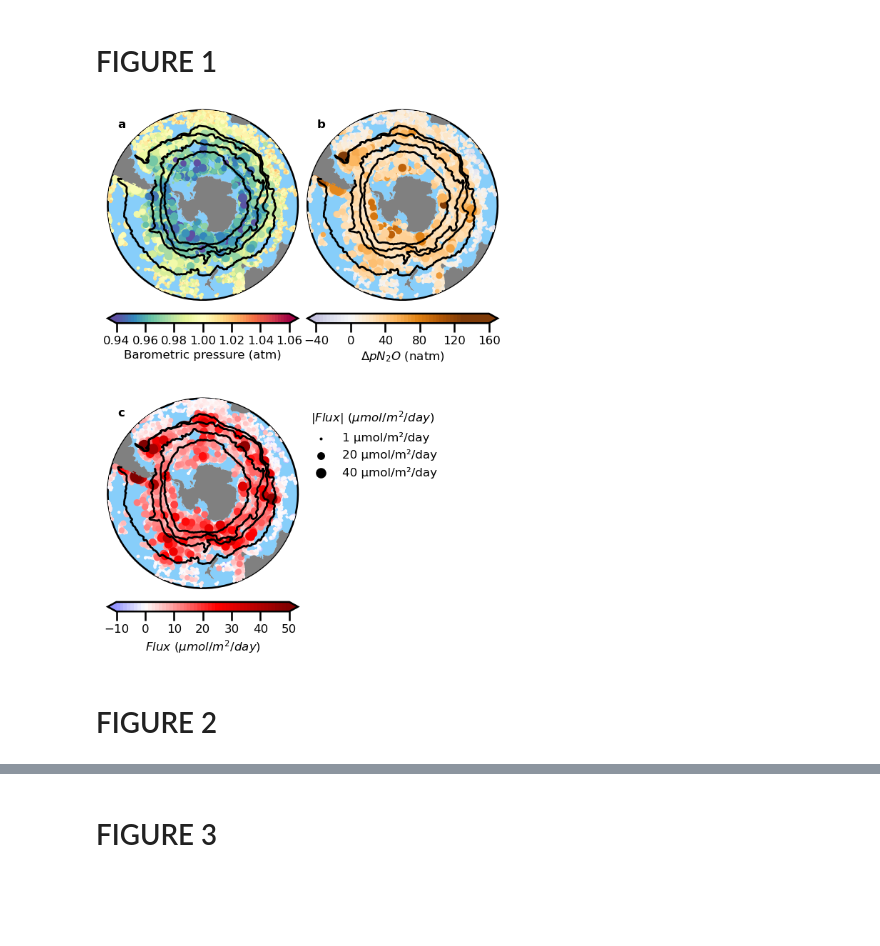
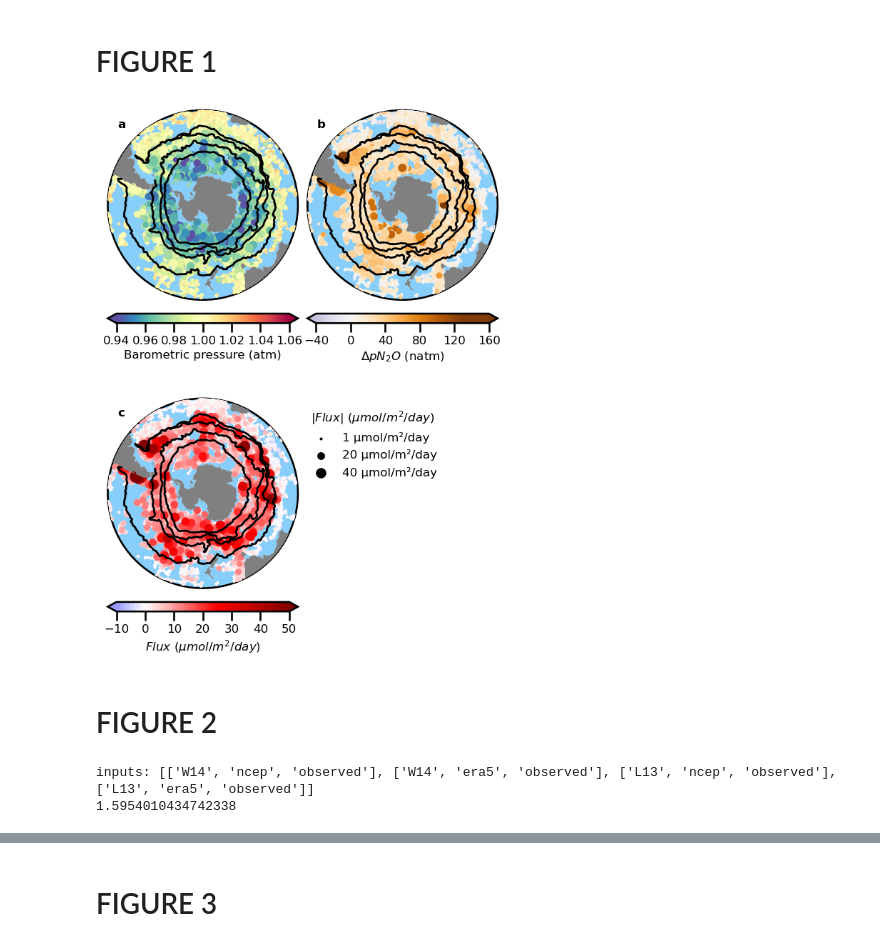
Before and after one commit to ckelly314/ml-argo-n2o, a Jupyter notebook: main_text_figures.ipynb, the cells around one changed output, grey strips where cells are left out. Cells and saved outputs as stored; diff of their text form; code cells hidden in the pictures; blank space fills up the shorter version.

```diff
--- a/main_text_figures.ipynb
+++ b/main_text_figures.ipynb
@@ -206,6 +204,8 @@ def setupmap(ax):
     ax.set_boundary(circle, transform=ax.transAxes)
     ax.add_feature(cfeature.OCEAN, facecolor='lightskyblue')
 # %%
+data = pd.read_csv('datasets/fig1fig4fig5.csv')
+
 fig = plt.figure(figsize=(7.05, 10.24))
 gs = gridspec.GridSpec(2, 2, width_ratios=[1, 1], height_ratios=[1, 1], wspace=0.05, hspace=0.05)
 
@@ -291,34 +291,101 @@ cax3 = plt.scatter(x=surface["LONGITUDE"],y=surface["LATITUDE"],
                   s=np.abs(surface["Ft"])*2,
                   zorder=3,
                   vmax = 50, vmin = -50,
                   label = None,
                   transform=ccrs.PlateCarree(),
                  cmap = 'seismic')
 
 # plot fronts
 plotfronts(ax3)
 
 bounds=np.linspace(-10,50) #[i for i in np.arange(-10,60,10)]
 cbar3 = fig.colorbar(cax3, ax=ax3, orientation='horizontal', pad=0.05,
                     extend='both', boundaries=bounds,
                     ticks = [i for i in np.arange(-10,60,10)])
 cbar3.set_label(label, fontsize = 12)
 cbar3.ax.tick_params(labelsize = 12)
 
 # dot size legend
 flux_legend_values = [1, 20, 40]  # Example flux values (change to your specific range)
 legend_labels = [f"{val} µmol/m²/day" for val in flux_legend_values]
 legend_handles = [plt.scatter([], [], s=val*2, color='k', label=label)
                   for val, label in zip(flux_legend_values, legend_labels)]
 
 ax3.legend(handles=legend_handles,title="$|Flux|\ (\mu mol/m^2/day)$",
            bbox_to_anchor=(1,1), loc='upper left', framealpha = 0.0,
           fontsize=12, title_fontsize=12)
 
-plt.savefig("figures/main_text_figures/figure1.pdf", bbox_inches = "tight")
+plt.savefig("figures/figure1.pdf", bbox_inches = "tight")
 
 plt.show()
 # %% [output]
-[figure, old version]
+[figure, new version]
 # %% [markdown]
 # FIGURE 2
+# %%
+outputpath = 'datasets'
+t = pq.read_table(f"{outputpath}/n2opredictions.parquet")
+surface = t.to_pandas()
+
+inputs = generateinputs(["observed"], ["ncep", "era5"])
+
+for test in inputs:
+    p = test[0]
+    t = test[2]
+    w = test[1]
+
+    Ft = np.load(f"{outputpath}/fluxtests/{t}{w}{p}_mean.npy")
+    Ftstdev = np.load(f"{outputpath}/fluxtests/{test[2]}{test[1]}{test[0]}_stdev.npy")
+
+    meanlabel = f"{t}{w}{p}"
+    stdevlabel = f"{t}{w}{p}_stdev"
+
+    surface[meanlabel] = Ft*surface.m2*surface.daysinmonth/surface.msl_era5count*(Ngpermol*2)/Tgperg/umolpermol
+    surface[stdevlabel] = Ftstdev*surface.m2*surface.daysinmonth/surface.msl_era5count*(Ngpermol*2)/Tgperg/umolpermol
+
+surface["combined_mean"] = np.load(f'{outputpath}/fluxtests/{"observed"}combined_mean.npy')*surface.m2*surface.daysinmonth/surface.msl_era5count*(Ngpermol*2)/Tgperg/umolpermol
+surface["combined_uncertainty"] = np.load(f'{outputpath}/fluxtests/{"observed"}combined_stdev.npy')*surface.m2*surface.daysinmonth/surface.msl_era5count*(Ngpermol*2)/Tgperg/umolpermol
+
+data_sorted = surface.sort_values(f"msl_era5")
+
+mean_cumsum = np.cumsum(np.array(data_sorted["combined_mean"]))
+mslarray = np.array(data_sorted[f"msl_era5"])
+
+print(mean_cumsum[-1])
+cumsums = np.empty((len(data_sorted),len(inputs)))
+
+for count, test in enumerate(inputs):
+    p = test[0]
+    t = test[2]
+    w = test[1]
+
+    cumsum = np.cumsum(np.array(data_sorted[f"{t}{w}{p}"]))
+    cumsums[:,count] = cumsum
+
+    uncertainties = np.array(data_sorted[f"{t}{w}{p}_stdev"])
+    uncertaintiessquared = uncertainties**2
+    uncertaintiescumulative = np.cumsum(uncertaintiessquared)
+    uncertainties = np.sqrt(uncertaintiescumulative)
+
+wind_uncertainty = np.std(cumsums, axis = 1)
+
+montecarlo_uncertainty = np.cumsum(np.array(data_sorted["combined_uncertainty"])**2)
+
+bootstrap_uncertainty = 0.038*mean_cumsum#bootstrap_uncertainties[260]/np.mean(bootstrap_sums[260,:])*mean_cumsum
+
+total_uncertainty = np.sqrt(
+    wind_uncertainty**2 +
+    montecarlo_uncertainty +
+    bootstrap_uncertainty**2
+)
+
+data_sorted["mslarray"] = mslarray
+data_sorted["mean_cumsum"] = mean_cumsum
+data_sorted["wind_uncertainty"] = wind_uncertainty
+data_sorted["montecarlo_uncertainty"] = montecarlo_uncertainty
+data_sorted["bootstrap_uncertainty"] = bootstrap_uncertainty
+data_sorted["total_uncertainty"] = total_uncertainty
+data_sorted.to_csv("datasets/fig2a.csv")
+# %% [output]
+inputs: [['W14', 'ncep', 'observed'], ['W14', 'era5', 'observed'], ['L13', 'ncep', 'observed'], ['L13', 'era5', 'observed']]
+1.5954010434742338
```
Also changed, not shown: parts of 11 cells of this notebook, 1 other file.
